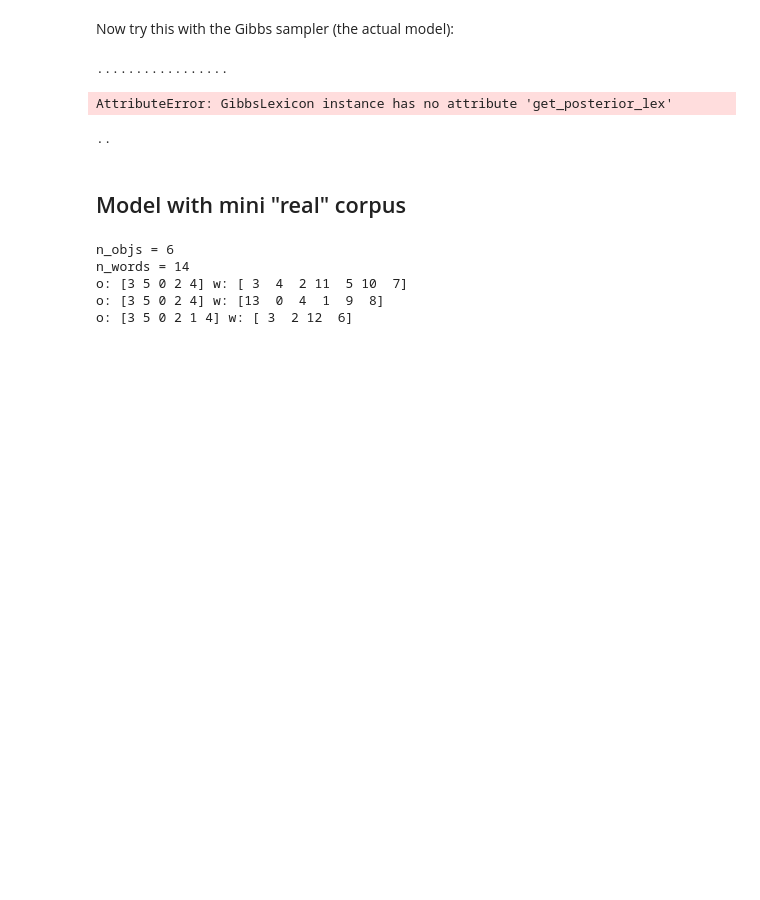
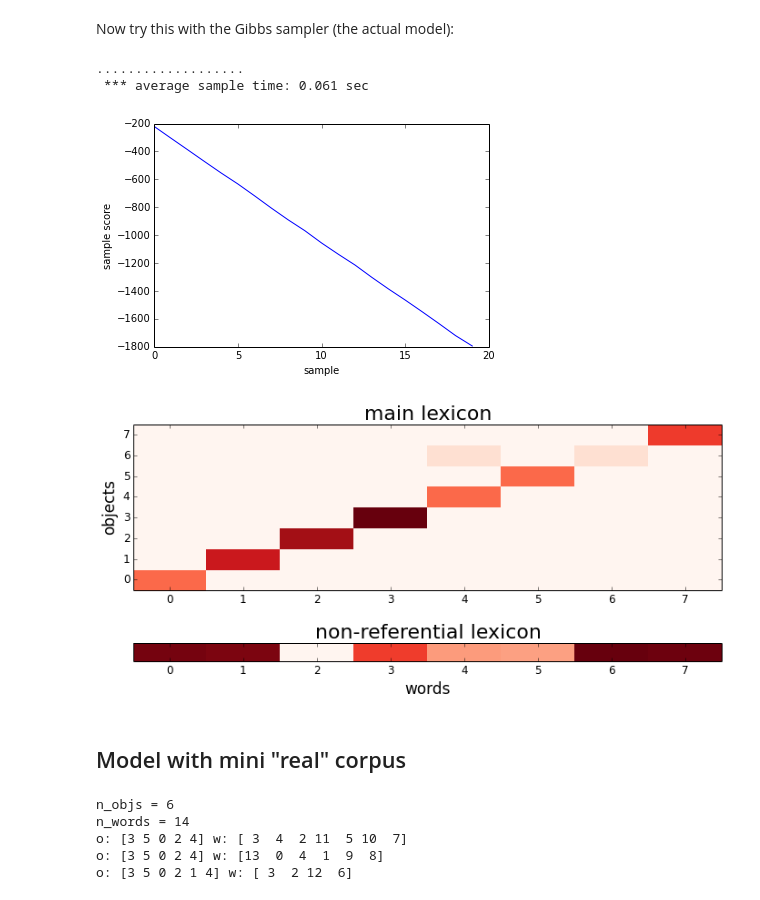
Before and after one commit to mcfrank/dmww, a Jupyter notebook: dmww basics.ipynb, the cells around one changed output. Saved outputs shown, nothing was run; the diff lists cells and outputs as text; code cells hidden in the pictures; blank space fills up the shorter version.

```diff
--- a/dmww basics.ipynb
+++ b/dmww basics.ipynb
@@ -53,18 +41,20 @@ Now try this with the Gibbs sampler (the actual model):
 # %%
 p = Params(n_samps=20,
            alpha_r=.1,
            alpha_nr=10,
            empty_intent=.0001,
            n_hypermoves=5)
 
 l = GibbsLexicon(c,p,verbose=0,hyper_inf=True)
 l.learn_lex(c, p)
-lexplot(l, w, certainwords = 0)
 l.ref
+l.plot_scores()
+l.plot_lex(w)
 # %% [output]
-.................
+...................
+ *** average sample time: 0.061 sec
-AttributeError: GibbsLexicon instance has no attribute 'get_posterior_lex'
-..
+[figure, added]
+[figure, added]
 # %% [markdown]
 ## Model with mini "real" corpus
 # %%
```
Also changed, not shown: parts of 8 cells of this notebook, 3 other files.
